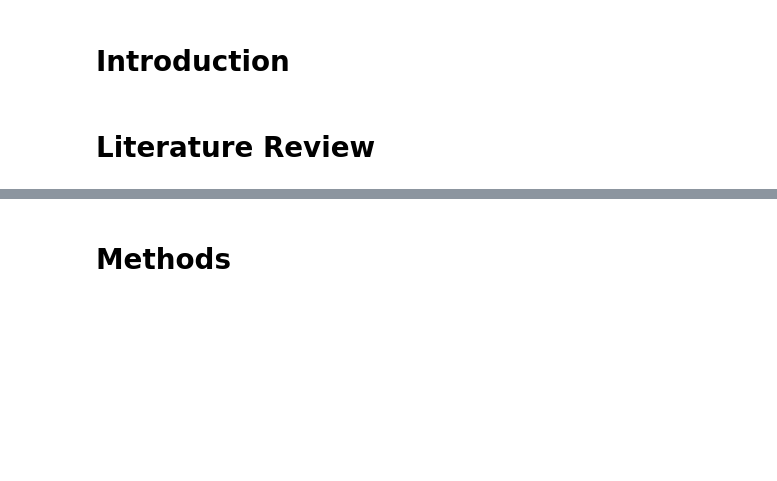
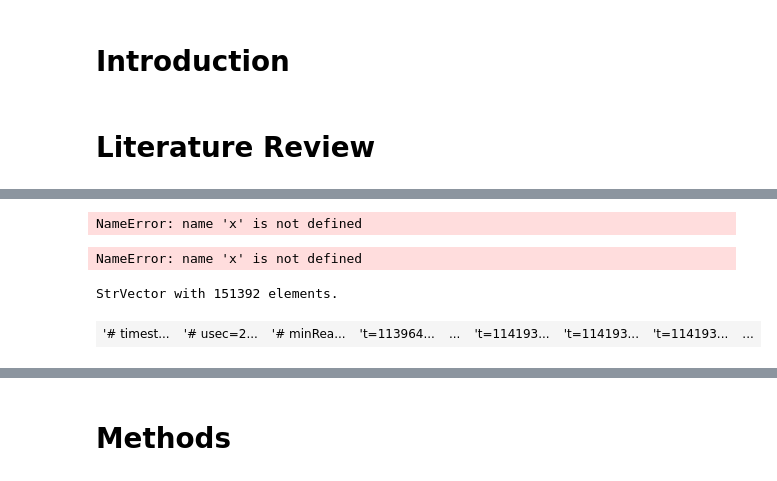
Before and after one commit to josteinstraume/real-time-location-system, a Jupyter notebook: notebooks/JBarryStraume_Week6CaseStudy.ipynb, the cells around one changed output, grey strips where cells are left out. Cells and saved outputs as stored; diff of their text form; code cells hidden in the pictures; blank space fills up the shorter version.

```diff
--- a/notebooks/JBarryStraume_Week6CaseStudy.ipynb
+++ b/notebooks/JBarryStraume_Week6CaseStudy.ipynb
@@ -33,0 +176,52 @@
+# %%
+tokens = r_base.strsplit(x, "[;=,]")[[1]]
+# %% [output]
+NameError: name 'x' is not defined
+# %%
+from rpy2.robjects.packages import SignatureTranslatedAnonymousPackage
+from rpy2.robjects.vectors import DataFrame
+from rpy2.robjects.packages import importr, data
+
+r_base = importr('base')
+
+string = """
+txt <- function()
+{
+    return(readLines('../data/offline_final_trace.txt'))
+}
+
+processLine <- function(x) {
+    tokens = strsplit(x, "[;=,]")[[1]]
+    if (length(tokens) == 10) {
+        return(NULL)
+    }
+    tmp = matrix(tokens[ - (1:10) ], , 4, byrow = TRUE)
+    cbind(matrix(tokens[c(2, 4, 6:8, 10)], nrow(tmp), 6, byrow = TRUE), tmp)
+}
+
+lines <- function(x) {
+    return(x[ substr(x, 1, 1) != "#" ])
+}
+
+tmp <- function(x, y) {
+    return(lapply(x, y))
+}
+
+offline <- function(x) {
+    return(as.data.frame(do.call("rbind", x), stringsAsFactors = FALSE))
+}
+
+"""
+
+tutorial = SignatureTranslatedAnonymousPackage(string, "tutorial")
+# %%
+df_offline = tutorial.offline(tutorial.tmp(tutorial.lines(tutorial.txt()), tutorial.processLine(x)))
+# %% [output]
+NameError: name 'x' is not defined
+# %%
+txt = tutorial.txt()
+# %%
+txt
+# %% [output]
+StrVector with 151392 elements.
+| '# timest... | '# usec=2... | '# minRea... | 't=113964... | ... | 't=114193... | 't=114193... | 't=114193... | ... |
```
Also changed, not shown: parts of 41 cells of this notebook, 34 other files.
